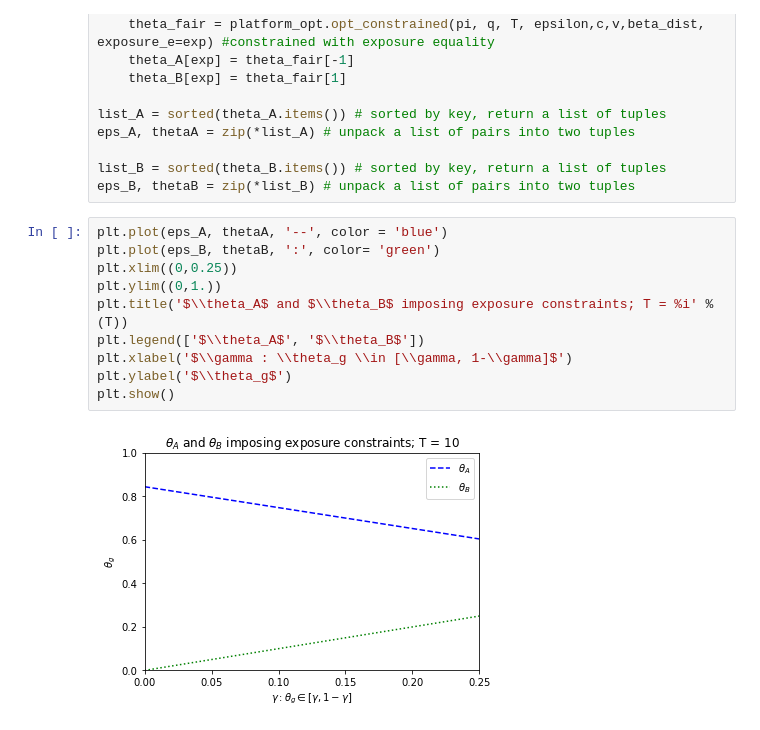
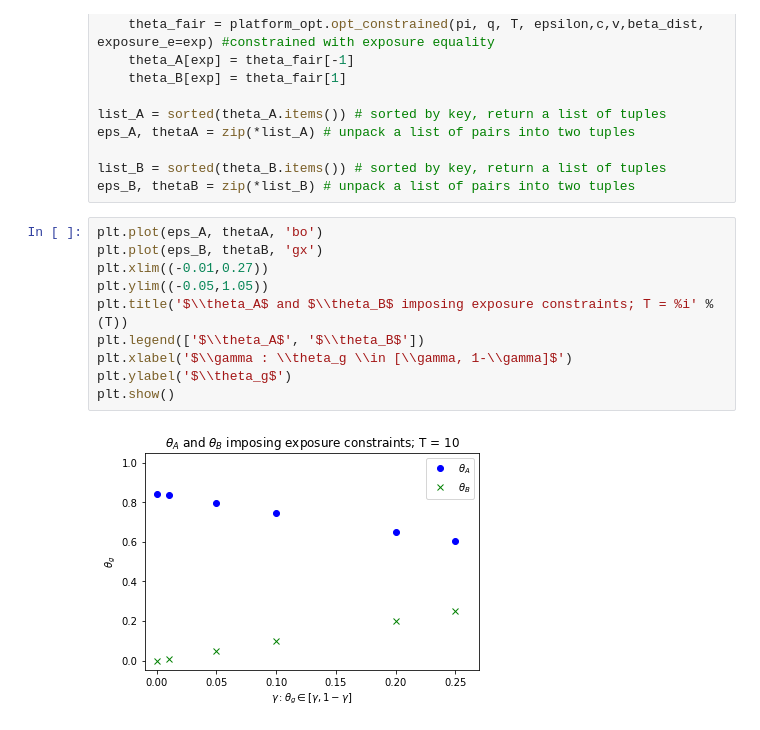
Before and after one commit to jfinocchiaro/long-term-fair-mdps, a Jupyter notebook: political-influence/analysis.ipynb, the cells around one changed output. Cells and saved outputs as stored; diff of their text form.

Commit message:
Making graph more accessible

```diff
--- a/political-influence/analysis.ipynb
+++ b/political-influence/analysis.ipynb
@@ -320,14 +320,14 @@ eps_A, thetaA = zip(*list_A) # unpack a list of pairs into two tuples
 list_B = sorted(theta_B.items()) # sorted by key, return a list of tuples
 eps_B, thetaB = zip(*list_B) # unpack a list of pairs into two tuples
 # %%
-plt.plot(eps_A, thetaA, '--', color = 'blue')
-plt.plot(eps_B, thetaB, ':', color= 'green')
-plt.xlim((0,0.25))
-plt.ylim((0,1.))
+plt.plot(eps_A, thetaA, 'bo')
+plt.plot(eps_B, thetaB, 'gx')
+plt.xlim((-0.01,0.27))
+plt.ylim((-0.05,1.05))
 plt.title('$\\theta_A$ and $\\theta_B$ imposing exposure constraints; T = %i' % (T))
 plt.legend(['$\\theta_A$', '$\\theta_B$'])
 plt.xlabel('$\\gamma : \\theta_g \\in [\\gamma, 1-\\gamma]$')
 plt.ylabel('$\\theta_g$')
 plt.show()
 # %% [output]
-[figure, old version]
+[figure, new version]
```
Also changed, not shown: parts of 1 cell of this notebook.
